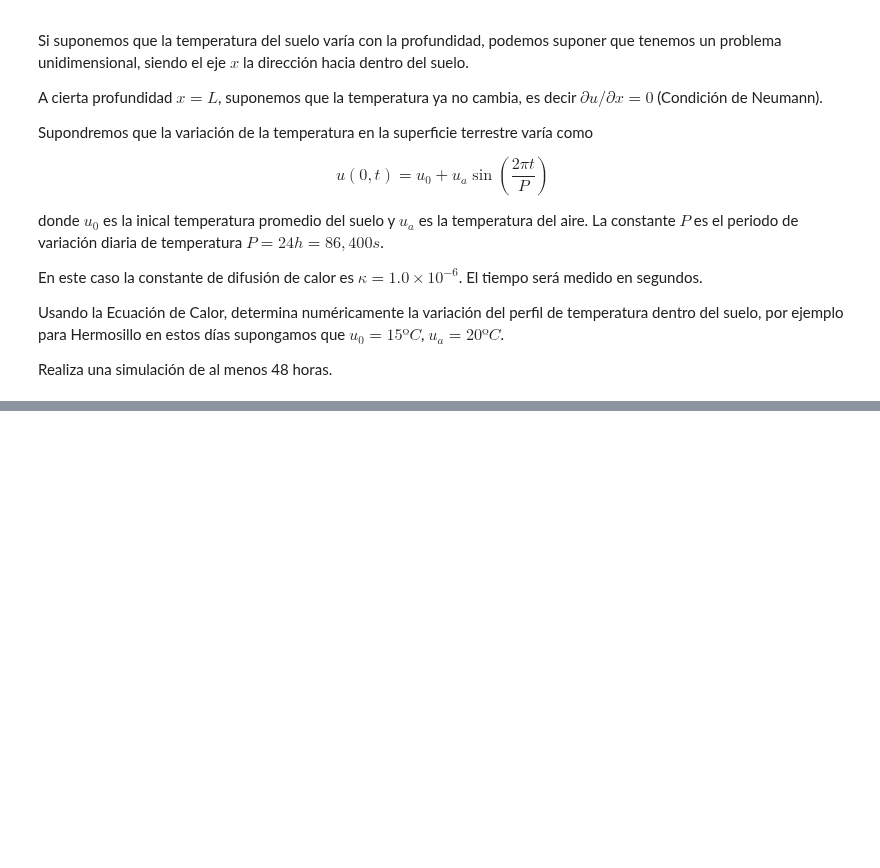
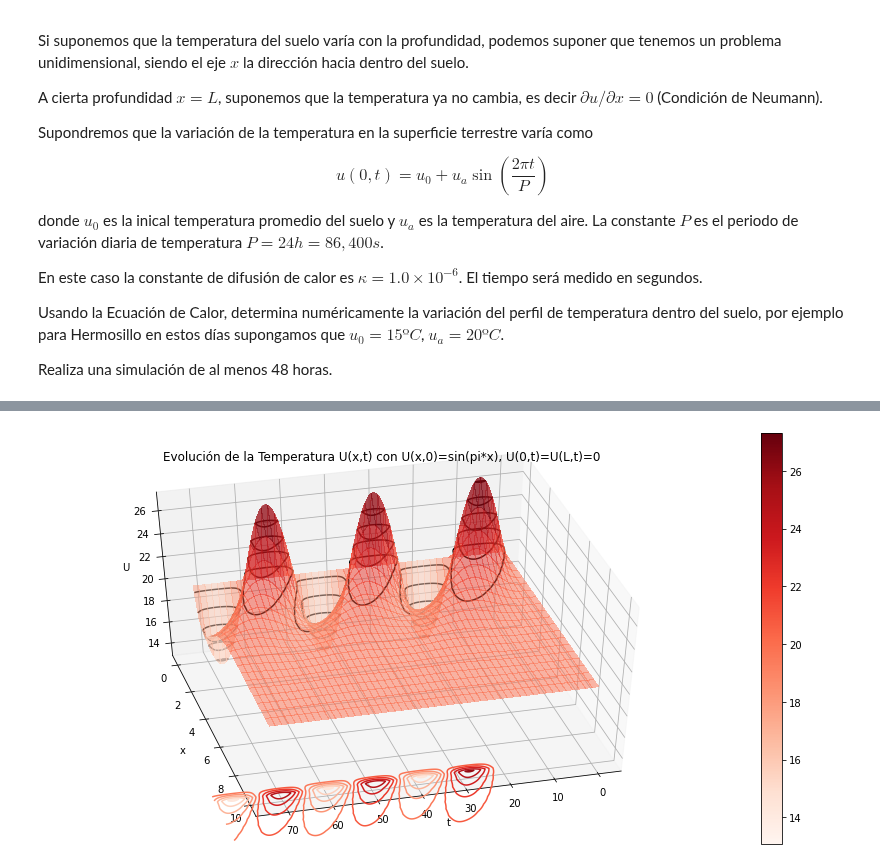
Before and after one commit to carloslizarragac/FisicaComputacional1, a Jupyter notebook: Actividad10.ipynb, the cells around one changed output, grey strips where cells are left out. Drawn from its saved outputs; the diff is of its cells as text; code cells hidden in the pictures; blank space fills up the shorter version.

```diff
--- a/Actividad10.ipynb
+++ b/Actividad10.ipynb
@@ -371,0 +565,81 @@ Realiza una simulación de al menos 48 horas.
+# %%
+# Solución de 1b)
+# Usando código de diferencias finitas
+import numpy as np
+import matplotlib.pyplot as plt
+from matplotlib import cm
+from mpl_toolkits.mplot3d import Axes3D
+from mpl_toolkits.axes_grid1 import make_axes_locatable
+
+
+# Hay que jugar con los puntos por la restricción de estabilidad y convergencia
+M = 21 # Número de puntos en el eje x
+N = 15001 # Número de puntos en el tiempo
+
+x0 = 0
+xL = 10 # Longitud de la barra
+
+t0 = 0
+tF = 72 # Tiempo final
+
+dx = (xL - x0) / (M - 1) # tamaño discretización en x
+dt = (tF - t0) / (N - 1) # tamaño de la dicretización en t
+print('dt/dx**2 < 0.5?', dt/dx**2)
+
+kappa = 0.25 # difusividad térmica
+
+alpha = kappa * dt / dx**2 # Coeficiente en la Ecuación
+
+# Malla (x,t)
+xspan = np.linspace(x0, xL, M)
+tspan = np.linspace(t0, tF, N)
+
+# Define el tamaño de la matrix de la solución y la inicia con ceros
+U = np.zeros((M, N))
+
+# Condición inicial
+#U[:, 0] = np.sin(np.pi*xspan)
+U[:,0] = 20.0*np.ones(xspan.shape)
+# Condiciones a la Frontera tipo Dirichlet
+#U[0, :] = 20 + 10*np.sin(np.pi*t/12.0)
+#U[-1, :] = 20.0
+
+# Método de diferencias finitas Ec. del Calor
+# Loops anidados
+for k in range(0, N-1): # Avance en el tiempo
+    t=k*dt
+    U[0, :] = 20 + 10*np.sin(np.pi*t/12.0)
+    U[-1, :] = 20.0
+    for i in range(1, M-1): # Calcula la Temp sobre todo el dominio en x
+        U[i, k+1] = alpha * U[i-1, k] + (1 - 2 * alpha) * U[i, k] + alpha * U[i + 1, k]
+
+# Define malla para graficar
+T, X = np.meshgrid(tspan, xspan)
+fig = plt.figure(figsize=(12,6))
+
+# Grafica una superficie
+ax = fig.gca(projection='3d')
+surf = ax.plot_surface(T, X, U, cmap='Reds',
+                       linewidth=0.01, antialiased=False, alpha=0.5)
+# Contornos
+ax.contour(T, X, U, 10, lw=1, colors="k", linestyles="solid")
+ax.contour(T, X, U, 10, lw=1, cmap="Reds", linestyles="solid", offset=-1)
+
+# Grafica una tabla de valores
+m = cm.ScalarMappable(cmap='Reds')
+m.set_array(U)
+plt.colorbar(m)
+
+# Etiquetas de los ejes
+ax.set_xlabel('t')
+ax.set_ylabel('x')
+ax.set_zlabel('U')
+ax.set_title('Evolución de la Temperatura U(x,t) con U(x,0)=sin(pi*x), U(0,t)=U(L,t)=0')
+
+# Punto del observador
+ax.view_init(elev=45, azim=75)
+
+
+plt.tight_layout()
+plt.show()
+# %% [output]
@@ -371,0 +647 @@ Realiza una simulación de al menos 48 horas.
+[figure, added]
```
Also changed, not shown: parts of 5 cells of this notebook.
